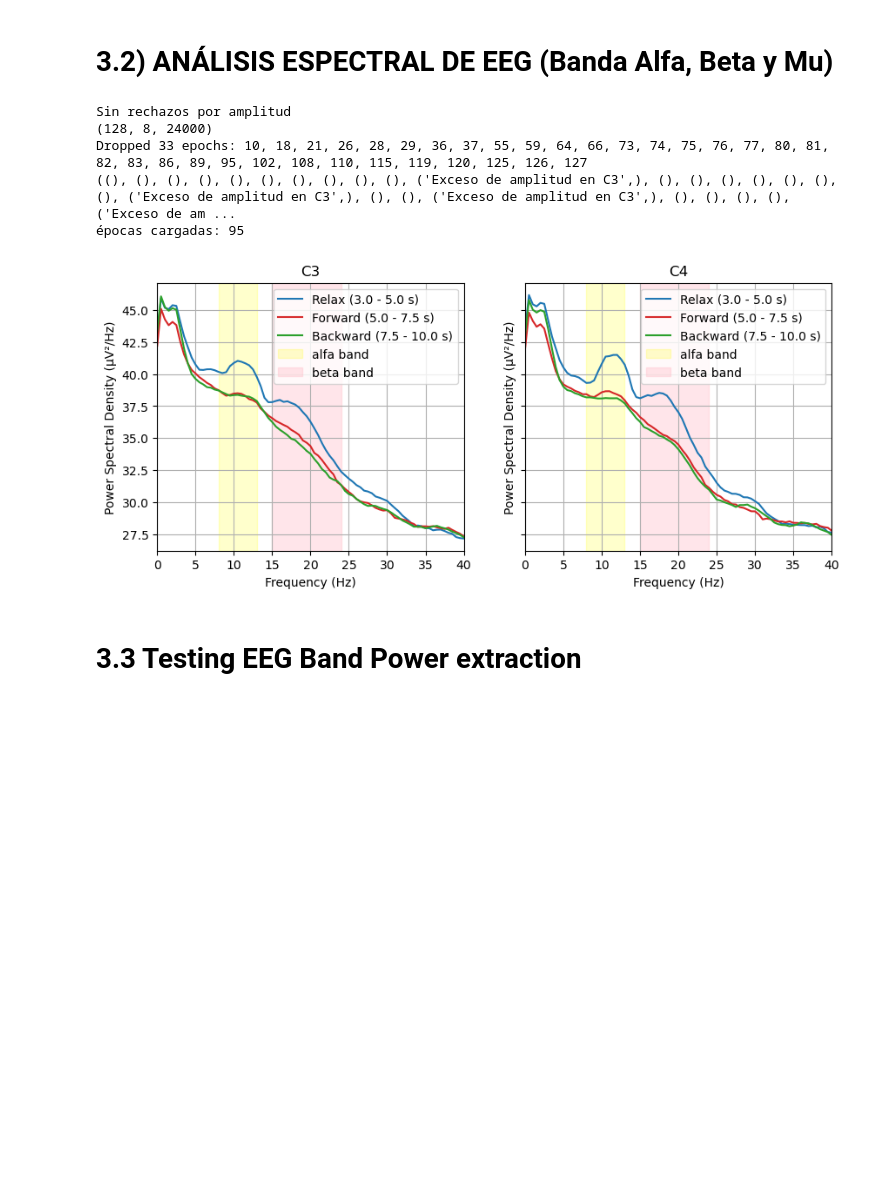
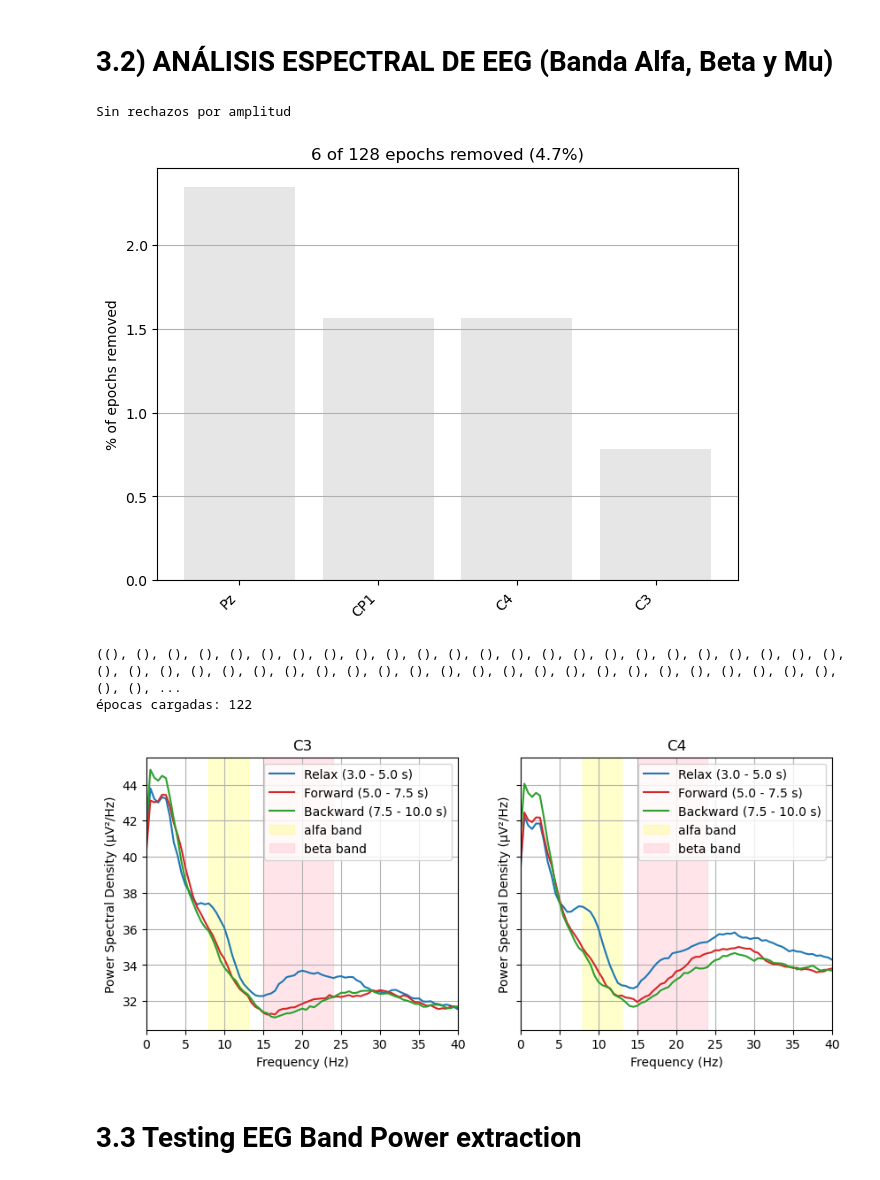
Before and after one commit to MonkeyDYoyi/NewExperimentCode, a Jupyter notebook: NewCode.ipynb, the cells around one changed output. Cells and saved outputs as stored; diff of their text form; code cells hidden in the pictures; blank space fills up the shorter version.

```diff
--- a/NewCode.ipynb
+++ b/NewCode.ipynb
@@ -1890,10 +1880,17 @@ def plot_c3_trial_dynamics(preOrPost, subject, condition, fs=2400, method='multi
     # # 5. Descarta las épocas defectuosas en tu objeto Epochs
     # epochs.drop(bad_epochs_idx, reason=f'Exceso de amplitud en {ch_name}')
 
-    epochs.drop_bad(reject=dict(eeg=100e-6), reject_tmin=3, reject_tmax=10, verbose=False)  # Ajusta el umbral según tus necesidades
+
+    epochs.reject_tmin = 3.0  # Tiempo mínimo para aplicar el rechazo
+    epochs.reject_tmax = 10.0 - 1/FS  # Tiempo máximo para aplicar el rechazo
+    epochs.drop_bad(reject=dict(eeg=100e-6), verbose=False)  # Ajusta el umbral según tus necesidades
+
+    epochs.plot_drop_log()
 
     # Verifica qué épocas fueron eliminadas
     print(epochs.drop_log)
+
+    #sub_epochs.plot(scalings=dict(eeg=50e-6))
 
     #Quitar Luego
     print("épocas cargadas:", len(epochs))
@@ -1929,9 +1926,9 @@ def plot_c3_trial_dynamics(preOrPost, subject, condition, fs=2400, method='multi
         tmin_backward=8.0
         tmax_backward=10.0
 
-    epo_relax    = epochs_filt.copy().crop(tmin=3.0, tmax=5.0)
-    epo_forward  = epochs_filt.copy().crop(tmin=tmin_forward, tmax=tmax_forward)
-    epo_backward = epochs_filt.copy().crop(tmin=tmin_backward, tmax=tmax_backward)
+    epo_relax    = epochs_filt.copy().crop(tmin=3.0, tmax=5.0, verbose=False)
+    epo_forward  = epochs_filt.copy().crop(tmin=tmin_forward, tmax=tmax_forward, verbose=False)
+    epo_backward = epochs_filt.copy().crop(tmin=tmin_backward, tmax=tmax_backward, verbose=False)
 
     # 3. Estimación de PSD solo para C3
     picks = ['C3']
@@ -2023,40 +2020,39 @@ def plot_c3_trial_dynamics(preOrPost, subject, condition, fs=2400, method='multi
     # Restaurar el estilo por defecto de Matplotlib
     # plt.style.use('default')
 
 # ==============================================================================
 # EJEMPLO DE USO (Cópialo en tu celda de ejecución)
 # ==============================================================================
-subject = "6"
+subject = "16"
 condition = "stim"
 preOrPost = "pre"
 # method = 'multitaper'  # 'welch' o 'multitaper'
 method = 'multitaper'
 
 #epochs_pre_crudo = mne.read_epochs(file_eeg_pre, preload=True, verbose=False)
 print("Sin rechazos por amplitud")
-Preprocessed_Data_Folder = r"C:\Yoyi\Preprocessed Data\Sin rechazo por amplitud"
+Preprocessed_Data_Folder = r"C:\Yoyi\Preprocessed Data"
 # Preprocessed_Data_Folder = r"C:\Yoyi\Preprocessed Data\100 de rechazo de amplitud"
 # Preprocessed_Data_Folder = r"C:\Yoyi\Preprocessed Data\150 de rechazo de amplitud"
 # plot_c3_trial_dynamics(preOrPost, subject=subject, condition=condition, method=method, window_position=0)
 
 # print("100 de rechazo de amplitud")
 
 # #Preprocessed_Data_Folder = r"C:\Yoyi\Preprocessed Data\100 de rechazo de amplitud"
 # plot_c3_trial_dynamics(preOrPost, subject=subject, condition=condition, method=method, window_position=1)
 
 # print("150 de rechazo de amplitud")
 
 #Preprocessed_Data_Folder = r"C:\Yoyi\Preprocessed Data\150 de rechazo de amplitud"
 plot_c3_trial_dynamics(preOrPost, subject=subject, condition=condition, method=method, window_position=2)
 
 # plot_c3_trial_dynamics(preOrPost, subject=subject, condition=condition, method=method, window_position=3)
 # %% [output]
 Sin rechazos por amplitud
-(128, 8, 24000)
-Dropped 33 epochs: 10, 18, 21, 26, 28, 29, 36, 37, 55, 59, 64, 66, 73, 74, 75, 76, 77, 80, 81, 82, 83, 86, 89, 95, 102, 108, 110, 115, 119, 120, 125, 126, 127
-((), (), (), (), (), (), (), (), (), (), ('Exceso de amplitud en C3',), (), (), (), (), (), (), (), ('Exceso de amplitud en C3',), (), (), ('Exceso de amplitud en C3',), (), (), (), (), ('Exceso de am ...
-épocas cargadas: 95
-[figure, old version]
+[figure, new version]
+((), (), (), (), (), (), (), (), (), (), (), (), (), (), (), (), (), (), (), (), (), (), (), (), (), (), (), (), (), (), (), (), (), (), (), (), (), (), (), (), (), (), (), (), (), (), (), (), (), (), ...
+épocas cargadas: 122
+[figure, added]
 # %% [markdown]
 # 3.3 Testing EEG Band Power extraction
 # %%
```
Also changed, not shown: parts of 4 cells of this notebook.
